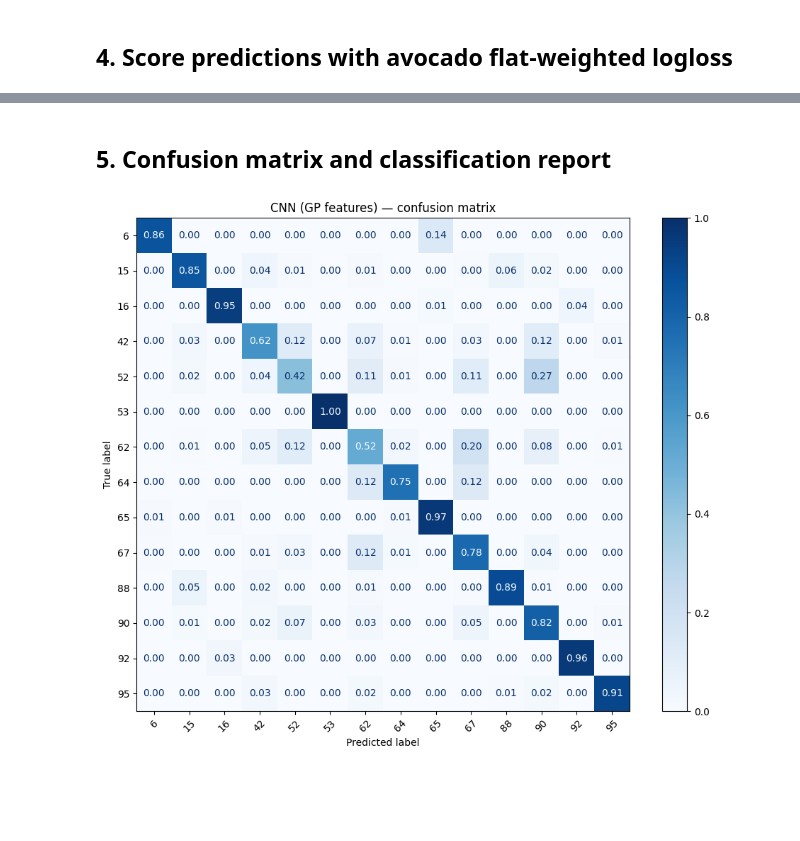
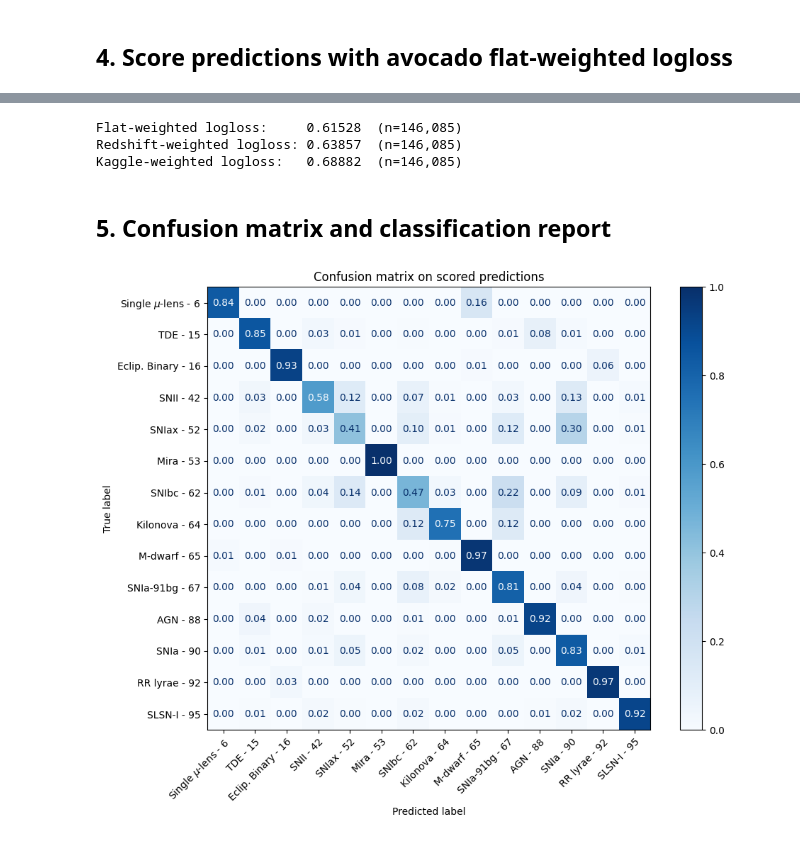
Before and after one commit to stuitje/dlip_plasticc, a Jupyter notebook: notebooks/train_predict_score_mlp_plasticc.ipynb, the cells around one changed output, grey strips where cells are left out. Cells and saved outputs as stored; diff of their text form; code cells hidden in the pictures; blank space fills up the shorter version.

Commit message:
update predict and confusion notebooks

```diff
--- a/notebooks/train_predict_score_mlp_plasticc.ipynb
+++ b/notebooks/train_predict_score_mlp_plasticc.ipynb
@@ -19,7 +19,7 @@ LR                  = 5e-4
 AUTO_CLASS_WEIGHTS  = True
 
 HIDDEN_DIMS         = (256, 128, 64)
-DROPOUT             = 0.2
+DROPOUT             = 0.3
 USE_BATCH_NORM      = True
 STANDARDIZE         = True
 LABEL_SMOOTHING     = 0.0
@@ -29,11 +29,11 @@ TRACK_FLAT_SCORE    = True
 NUM_FOLDS               = 5
 RANDOM_STATE            = 42
 VAL_FOLD                = 0
-WEIGHT_DECAY            = 1e-4
+WEIGHT_DECAY            = 5e-4
 LR_SCHEDULER_FACTOR     = 0.5
 LR_SCHEDULER_PATIENCE   = 3
 MIN_LR                  = 1e-6
-EARLY_STOPPING_PATIENCE = 20
+EARLY_STOPPING_PATIENCE = 15
 
 # ── Precomputed training features ────────────────────────────────────────────
 TRAIN_FEATURE_PATH = '/scratch/s4339150/plasticc/features/features_plasticc_augment_daniil.h5'
@@ -248,4 +249,17 @@ Flat-weighted log-loss: 0.64661
 Objects scored:         146,085
+# %%
+flat_score, n_scored = score_flat(TEST_DATASET_NAME, test_predictions)
+print(f"Flat-weighted logloss:     {flat_score:.5f}  (n={n_scored:,})")
+
+redshift_score, n_scored = score_redshift(TEST_DATASET_NAME, test_predictions)
+print(f"Redshift-weighted logloss: {redshift_score:.5f}  (n={n_scored:,})")
+
+kaggle_score, n_scored = score_kaggle(TEST_DATASET_NAME, test_predictions)
+print(f"Kaggle-weighted logloss:   {kaggle_score:.5f}  (n={n_scored:,})")
+# %% [output]
+Flat-weighted logloss:     0.61528  (n=146,085)
+Redshift-weighted logloss: 0.63857  (n=146,085)
+Kaggle-weighted logloss:   0.68882  (n=146,085)
 # %% [markdown]
 ## 5. Confusion matrix and classification report
 # %%
@@ -312,31 +326,38 @@ y_true, pred_aligned = align_truth_and_predictions(
     normalize=True,
 )
 
 y_pred = pred_aligned.idxmax(axis=1)
 labels = sorted(np.unique(np.concatenate([y_true.values, y_pred.values])))
 
 # map numeric class ids to readable labels
 display_labels = [plot_labels_short.get(l, str(l)) for l in labels]
 
 cm = confusion_matrix(y_true, y_pred, labels=labels, normalize=CONFUSION_NORMALIZE)
 
 fig, ax = plt.subplots(figsize=FIGSIZE_CONFUSION)
 
 disp = ConfusionMatrixDisplay(
     confusion_matrix=cm,
     display_labels=display_labels,  # readable labels
 )
 
 disp.plot(
     ax=ax,
     xticks_rotation=45,
     colorbar=True,
     cmap=plt.cm.Blues,
     values_format=".2f",
 )
 
+ax.set_xticklabels(
+    ax.get_xticklabels(),
+    rotation=45,
+    ha='right',  # anchors the label end under the tick
+    rotation_mode='anchor'
+)
+
 ax.set_title("Confusion matrix on scored predictions")
 plt.tight_layout()
 plt.show()
 # %% [output]
-[figure, old version]
+[figure, new version]
```
Also changed, not shown: parts of 6 cells of this notebook, 3 other files.
